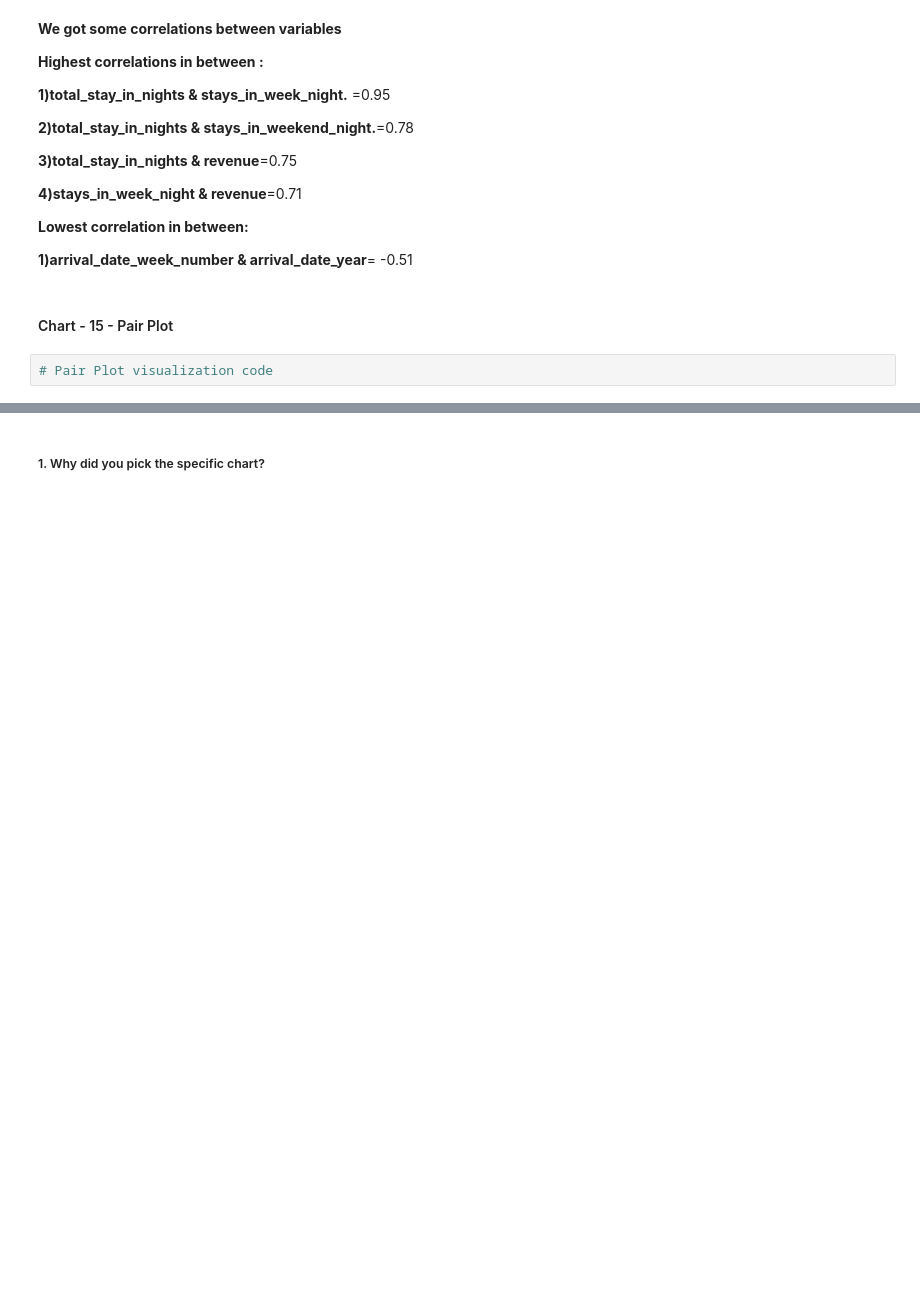
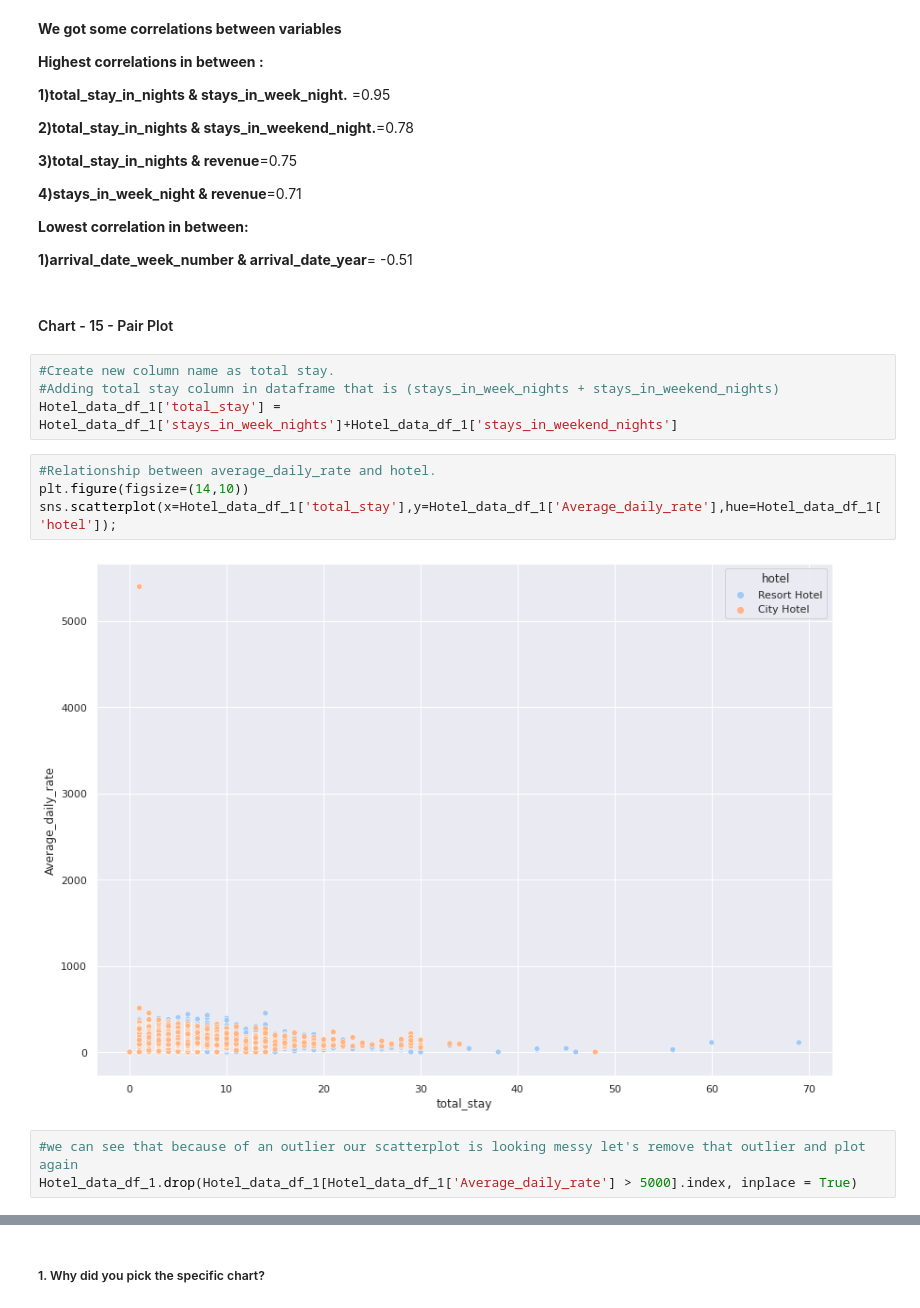
Before and after one commit to Ganeshbhavale/EDA-Hotel-Booking-Analysis., a Jupyter notebook: Ganesh_EDA_Hotel_Booking_Project_.ipynb, the cells around one changed output, grey strips where cells are left out. Saved outputs shown, nothing was run; the diff lists cells and outputs as text; blank space fills up the shorter version.

```diff
--- a/Ganesh_EDA_Hotel_Booking_Project_.ipynb
+++ b/Ganesh_EDA_Hotel_Booking_Project_.ipynb
@@ -1095,5 +1095,16 @@ sns.heatmap(Hotel_data_df_1.corr(), annot=True, ax=ax);
 **1)arrival_date_week_number  &  arrival_date_year**= -0.51
 # %% [markdown]
 #### Chart - 15 - Pair Plot
-# %%
-# Pair Plot visualization code
+# %%
+#Create new column name as total stay.
+#Adding total stay column in dataframe that is (stays_in_week_nights + stays_in_weekend_nights)
+Hotel_data_df_1['total_stay'] = Hotel_data_df_1['stays_in_week_nights']+Hotel_data_df_1['stays_in_weekend_nights']
+# %%
+#Relationship between average_daily_rate and hotel.
+plt.figure(figsize=(14,10))
+sns.scatterplot(x=Hotel_data_df_1['total_stay'],y=Hotel_data_df_1['Average_daily_rate'],hue=Hotel_data_df_1['hotel']);
+# %% [output]
+[figure, added]
+# %%
+#we can see that because of an outlier our scatterplot is looking messy let's remove that outlier and plot again
+Hotel_data_df_1.drop(Hotel_data_df_1[Hotel_data_df_1['Average_daily_rate'] > 5000].index, inplace = True)
```
Also changed, not shown: parts of 1 cell of this notebook.
